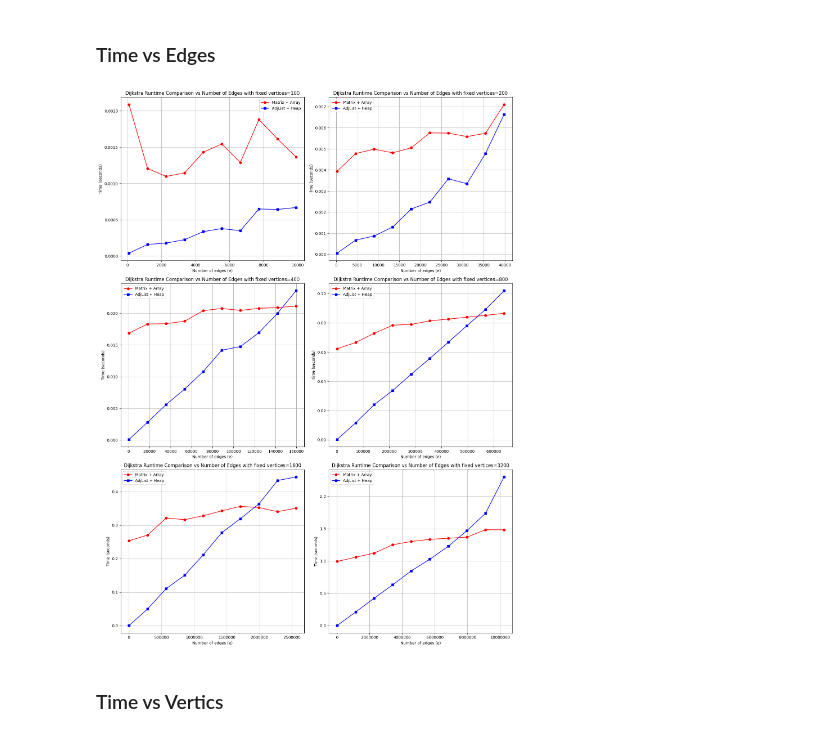
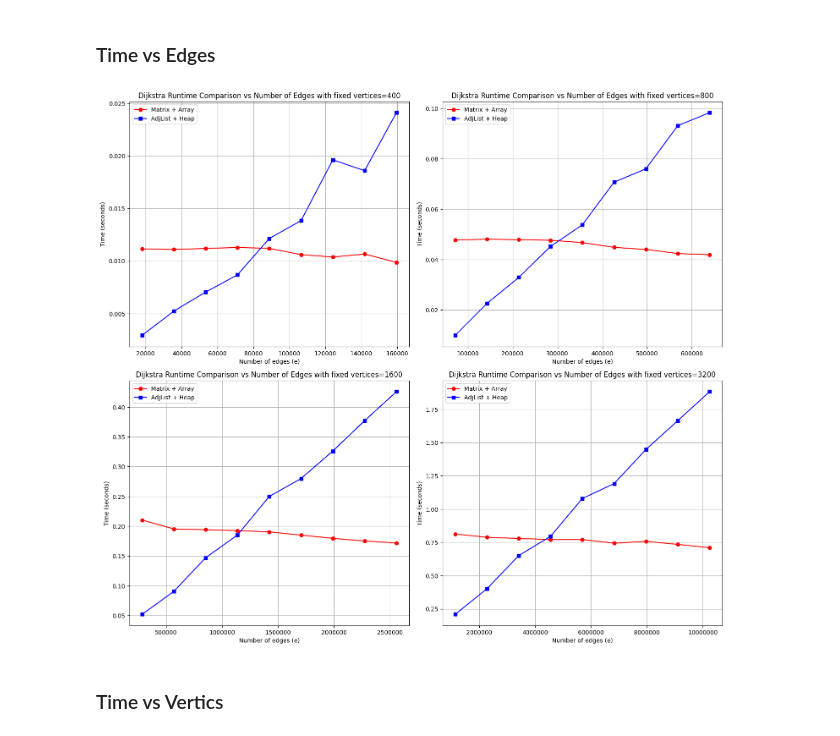
Before and after one commit to ebenl08/SC2001-SCSA-G4, a Jupyter notebook: lab2/Project2.ipynb, the cells around one changed output. Saved outputs shown, nothing was run; the diff lists cells and outputs as text; code cells hidden in the pictures.

```diff
--- a/lab2/Project2.ipynb
+++ b/lab2/Project2.ipynb
@@ -103,24 +73,34 @@ def dijkstra_matrix_array(adj_matrix, start):
         Previous node in the shortest path (None if no predecessor)
     """
     V = len(adj_matrix)
+
+    # Initialize distances and visited set
     dist = [float('inf')] * V
     dist[start] = 0
-    prev = [None] * V
+    visited = [False] * V
+    prev = [None] * V  # To store shortest path tree
 
-    pq = ArrayPriorityQueue()
-    for i in range(V):
-        pq.push(i, dist[i])
+    for _ in range(V):
+        # Find the unvisited vertex with the smallest distance
+        u = -1
+        min_dist = float('inf')
+        for i in range(V):
+            if not visited[i] and dist[i] < min_dist:
+                min_dist = dist[i]
+                u = i
 
-    while not pq.empty():
-        u, u_dist = pq.pop()
+        if u == -1:  # All remaining vertices are inaccessible
+            break
 
+        visited[u] = True
+
+        # Relax edges from u
         for v in range(V):
             weight = adj_matrix[u][v]
-            if weight != float('inf'):
+            if not visited[v]:
                 if dist[u] + weight < dist[v]:
                     dist[v] = dist[u] + weight
                     prev[v] = u
-                    pq.decrease_priority(v, dist[v])
 
     return dist, prev
 # %% [markdown]
@@ -340,7 +320,7 @@ Predecessors (pi): {0: None, 1: 5, 2: 0, 3: None, 4: 1, 5: 2, 6: 0, 7: None}
 ### Time vs Edges
 # %%
 # Experiment parameters
-sizes = [100, 200, 400, 800, 1600, 3200]
+sizes = [400, 800, 1600, 3200]
 trials_per_point = 3
 
 results = []
@@ -348,7 +328,7 @@ for size in sizes:
     min_edges = size
     max_edges = size * (size - 1)
 
-    edges = [min_edges + i * (max_edges - min_edges) // 9 for i in range(10)]
+    edges = [min_edges + i * (max_edges - min_edges) // 9 for i in range(1, 10)]
     for edge in edges:
         try:
             tm, ta = time_trial(size, edge, trials=trials_per_point)
@@ -359,33 +339,33 @@ df = pd.DataFrame(results)
 # %%
 # Extract data
 sizes = set([r['n'] for r in results])
 sizes = sorted(sizes)
 
-fig, axes = plt.subplots((len(sizes)+1)//2, 2, figsize=(15,20))
+fig, axes = plt.subplots((len(sizes)+1)//2, 2, figsize=(15,20/3*2))
 axes = axes.flatten()
 for i, e in enumerate(sizes):
     respective_edges = []
     tm = []
     ta = []
     for r in results:
         if r['n'] == e:
             respective_edges.append(r['e'])
             tm.append(r['time_matrix_array'])
             ta.append(r['time_adjlist_heap'])
     # 2️Plot runtime vs number of edges
     axes[i].plot(respective_edges, tm, 'o-', label='Matrix + Array', color='red')
     axes[i].plot(respective_edges, ta, 's-', label='AdjList + Heap', color='blue')
     axes[i].set_xlabel('Number of edges (e)')
     axes[i].set_ylabel('Time (seconds)')
     axes[i].set_title('Dijkstra Runtime Comparison vs Number of Edges with fixed vertices={}'.format(e))
     axes[i].ticklabel_format(style='plain', axis='x')
     axes[i].ticklabel_format(style='plain', axis='y')
     axes[i].legend()
     axes[i].grid(True)
 plt.tight_layout()
 plt.show()
 # %% [output]
-[figure, old version]
+[figure, new version]
 # %% [markdown]
 ### Time vs Vertics
 # %%
```
Also changed, not shown: parts of 3 cells of this notebook.
